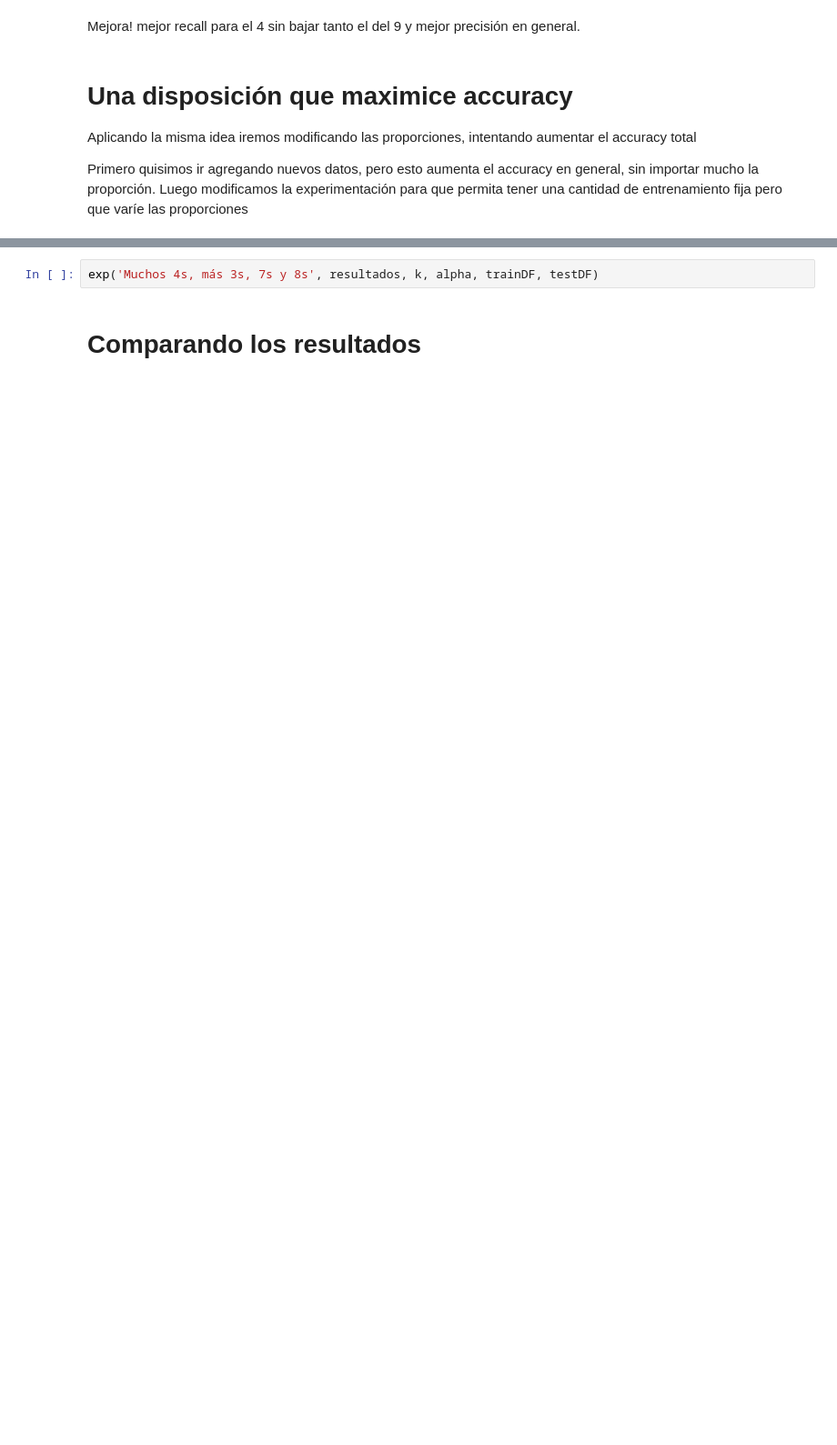
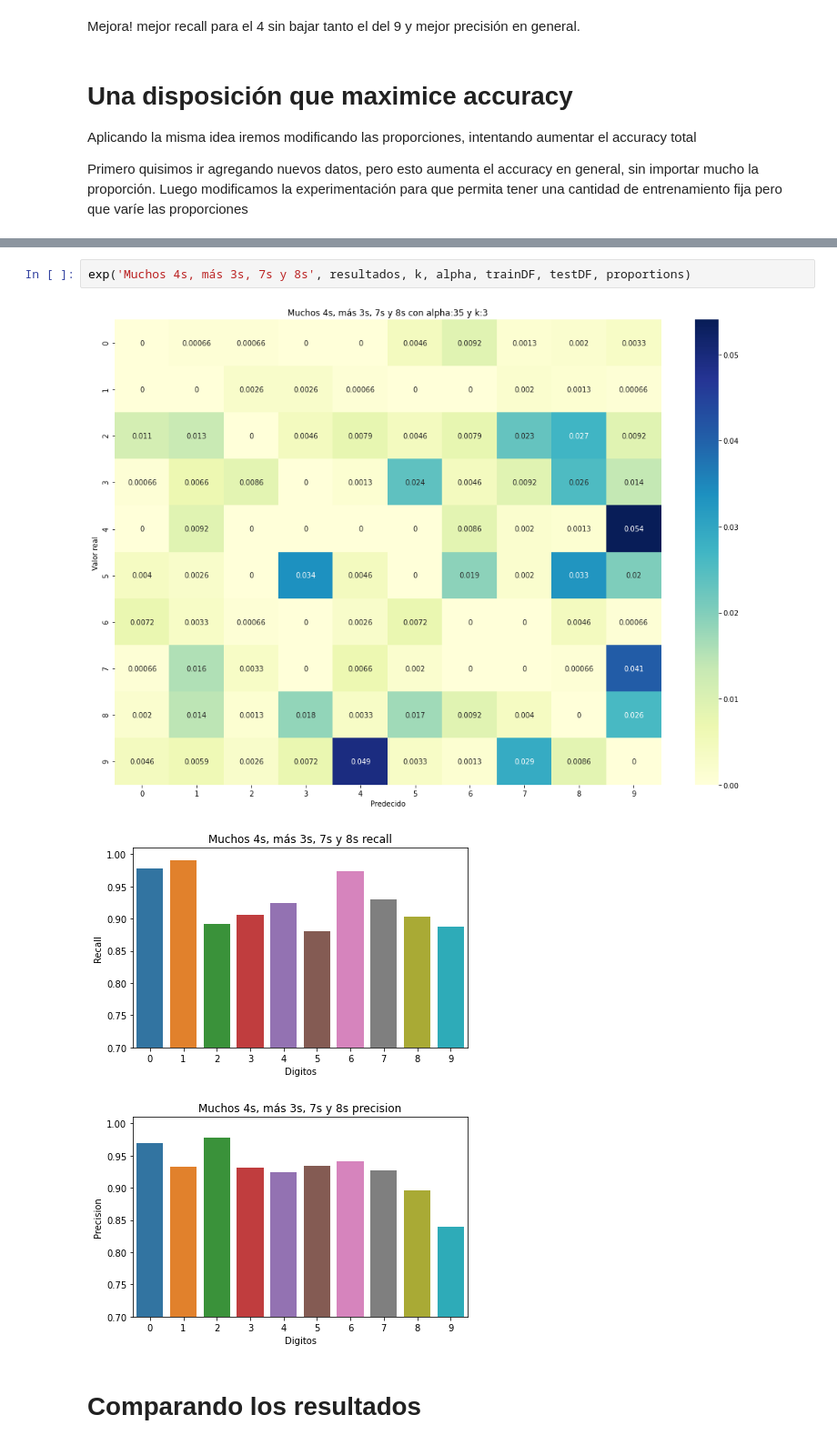
Before and after one commit to fzanollo/metodos-num, a Jupyter notebook: tp2/notebooks/balanceo.ipynb, the cells around one changed output, grey strips where cells are left out. Shown at 91% size. Cells and saved outputs as stored; diff of their text form; blank space fills up the shorter version.

```diff
--- a/tp2/notebooks/balanceo.ipynb
+++ b/tp2/notebooks/balanceo.ipynb
@@ -265,5 +303,9 @@ print(trainDF["label"].value_counts(normalize=True))
 # %%
-exp('Muchos 4s, más 3s, 7s y 8s', resultados, k, alpha, trainDF, testDF)
+exp('Muchos 4s, más 3s, 7s y 8s', resultados, k, alpha, trainDF, testDF, proportions)
+# %% [output]
+[figure, added]
+[figure, added]
+[figure, added]
 # %% [markdown]
 # Comparando los resultados
 # %%
```
Also changed, not shown: parts of 27 cells of this notebook, 1 other file.
